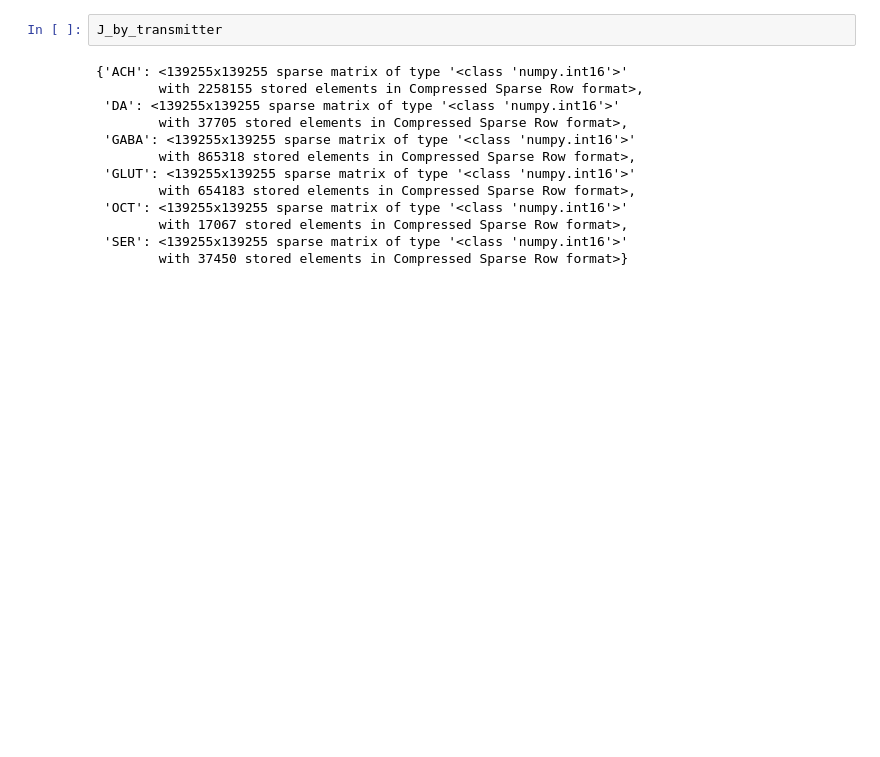
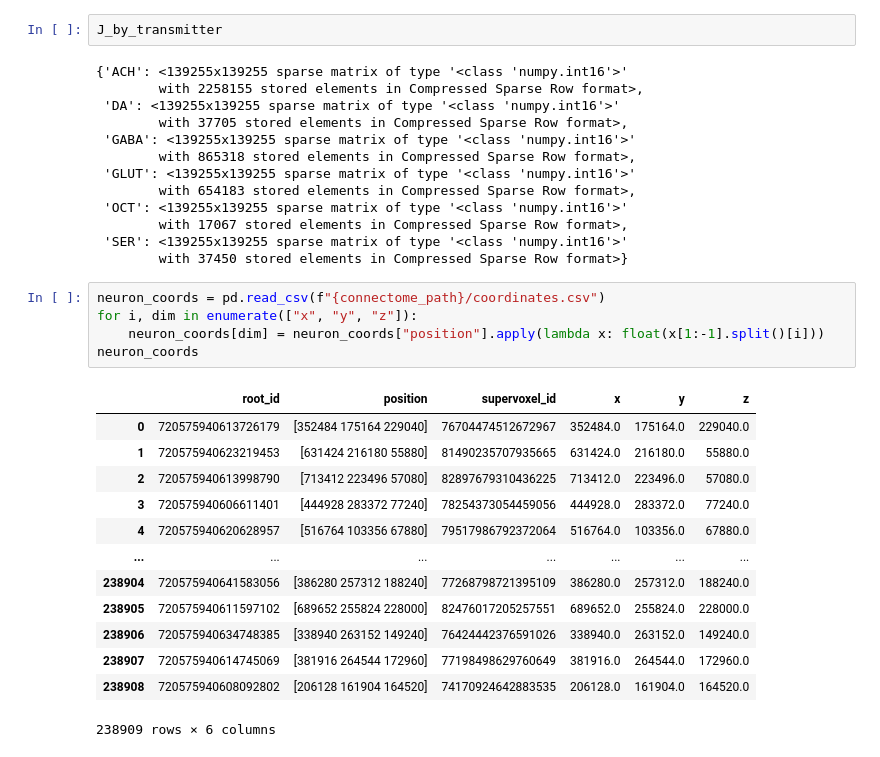
Before and after one commit to alitwinkumar/connectome_tools, a Jupyter notebook: examples/_test.ipynb, the cells around one changed output. Drawn from its saved outputs; the diff is of its cells as text; blank space fills up the shorter version.

```diff
--- a/examples/_test.ipynb
+++ b/examples/_test.ipynb
@@ -37,3 +38,22 @@ J_by_transmitter
         with 17067 stored elements in Compressed Sparse Row format>,
  'SER': <139255x139255 sparse matrix of type '<class 'numpy.int16'>'
         with 37450 stored elements in Compressed Sparse Row format>}
+# %%
+neuron_coords = pd.read_csv(f"{connectome_path}/coordinates.csv")
+for i, dim in enumerate(["x", "y", "z"]):
+    neuron_coords[dim] = neuron_coords["position"].apply(lambda x: float(x[1:-1].split()[i]))
+neuron_coords
+# %% [output]
+|  | root_id | position | supervoxel_id | x | y | z |
+| 0 | 720575940613726179 | [352484 175164 229040] | 76704474512672967 | 352484.0 | 175164.0 | 229040.0 |
+| 1 | 720575940623219453 | [631424 216180 55880] | 81490235707935665 | 631424.0 | 216180.0 | 55880.0 |
+| 2 | 720575940613998790 | [713412 223496 57080] | 82897679310436225 | 713412.0 | 223496.0 | 57080.0 |
+| 3 | 720575940606611401 | [444928 283372 77240] | 78254373054459056 | 444928.0 | 283372.0 | 77240.0 |
+| 4 | 720575940620628957 | [516764 103356 67880] | 79517986792372064 | 516764.0 | 103356.0 | 67880.0 |
+| ... | ... | ... | ... | ... | ... | ... |
+| 238904 | 720575940641583056 | [386280 257312 188240] | 77268798721395109 | 386280.0 | 257312.0 | 188240.0 |
+| 238905 | 720575940611597102 | [689652 255824 228000] | 82476017205257551 | 689652.0 | 255824.0 | 228000.0 |
+| 238906 | 720575940634748385 | [338940 263152 149240] | 76424442376591026 | 338940.0 | 263152.0 | 149240.0 |
+| 238907 | 720575940614745069 | [381916 264544 172960] | 77198498629760649 | 381916.0 | 264544.0 | 172960.0 |
+| 238908 | 720575940608092802 | [206128 161904 164520] | 74170924642883535 | 206128.0 | 161904.0 | 164520.0 |
+238909 rows × 6 columns
```
Also changed, not shown: parts of 7 cells of this notebook.
